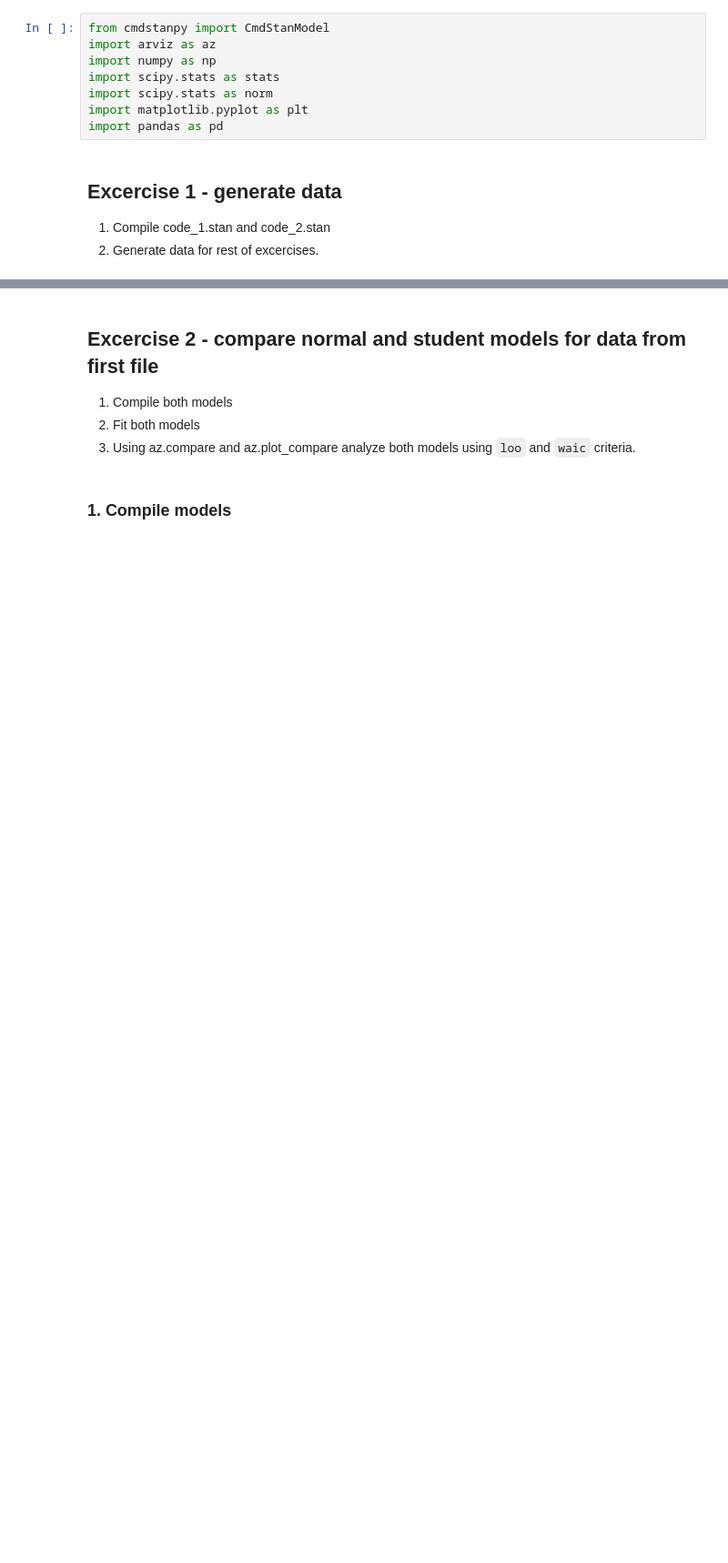
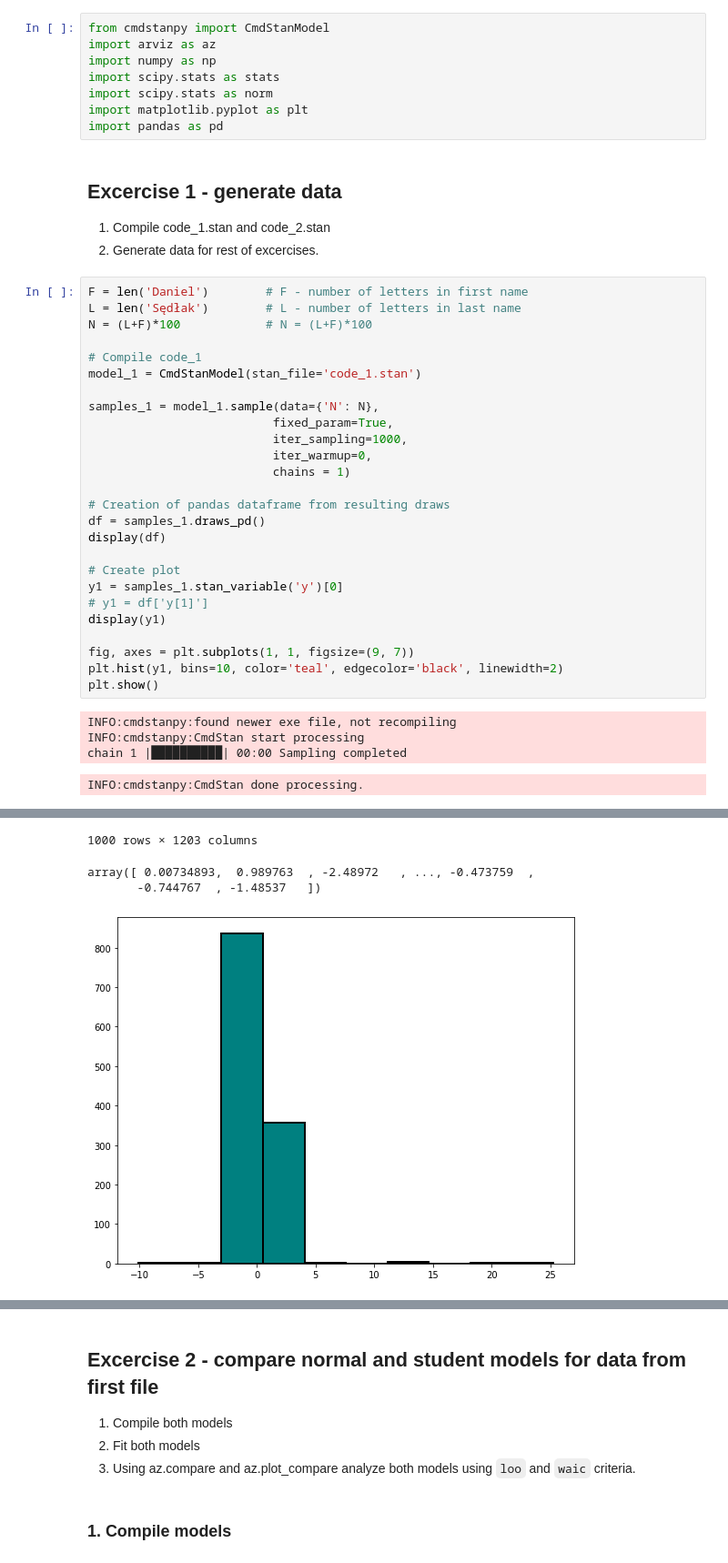
Before and after one commit to DanieloSendi/LaboratoryClasses_Data_Analitycs, a Jupyter notebook: Lab_6_Model_comparison/Lab_6_Model_comparison.ipynb, the cells around one changed output, grey strips where cells are left out. Shown at 91% size. Cells and saved outputs as stored; diff of their text form; blank space fills up the shorter version.

```diff
--- a/Lab_6_Model_comparison/Lab_6_Model_comparison.ipynb
+++ b/Lab_6_Model_comparison/Lab_6_Model_comparison.ipynb
@@ -23,3 +23,34 @@ import pandas as pd
 
 1. Compile code_1.stan and code_2.stan
 2. Generate data for rest of excercises.
+# %%
+F = len('Daniel')        # F - number of letters in first name
+L = len('Sędłak')        # L - number of letters in last name
+N = (L+F)*100            # N = (L+F)*100
+
+# Compile code_1
+model_1 = CmdStanModel(stan_file='code_1.stan')
+
+samples_1 = model_1.sample(data={'N': N},
+                          fixed_param=True,
+                          iter_sampling=1000,
+                          iter_warmup=0,
+                          chains = 1)
+
+# Creation of pandas dataframe from resulting draws
+df = samples_1.draws_pd()
+display(df)
+
+# Create plot
+y1 = samples_1.stan_variable('y')[0]
+# y1 = df['y[1]']
+display(y1)
+
+fig, axes = plt.subplots(1, 1, figsize=(9, 7))
+plt.hist(y1, bins=10, color='teal', edgecolor='black', linewidth=2)
+plt.show()
+# %% [output]
+INFO:cmdstanpy:found newer exe file, not recompiling
+INFO:cmdstanpy:CmdStan start processing
+chain 1 |██████████| 00:00 Sampling completed
+INFO:cmdstanpy:CmdStan done processing.
@@ -25,0 +69,4 @@ import pandas as pd
+1000 rows × 1203 columns
+array([ 0.00734893,  0.989763  , -2.48972   , ..., -0.473759  ,
+       -0.744767  , -1.48537   ])
+[figure, added]
```
Also changed, not shown: parts of 15 cells of this notebook, 15 other files.
